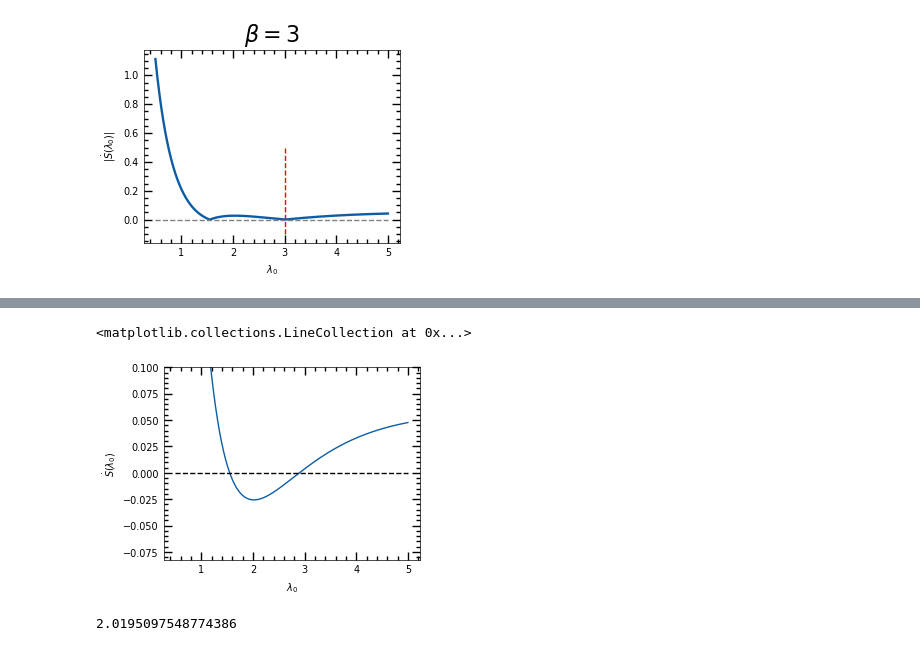
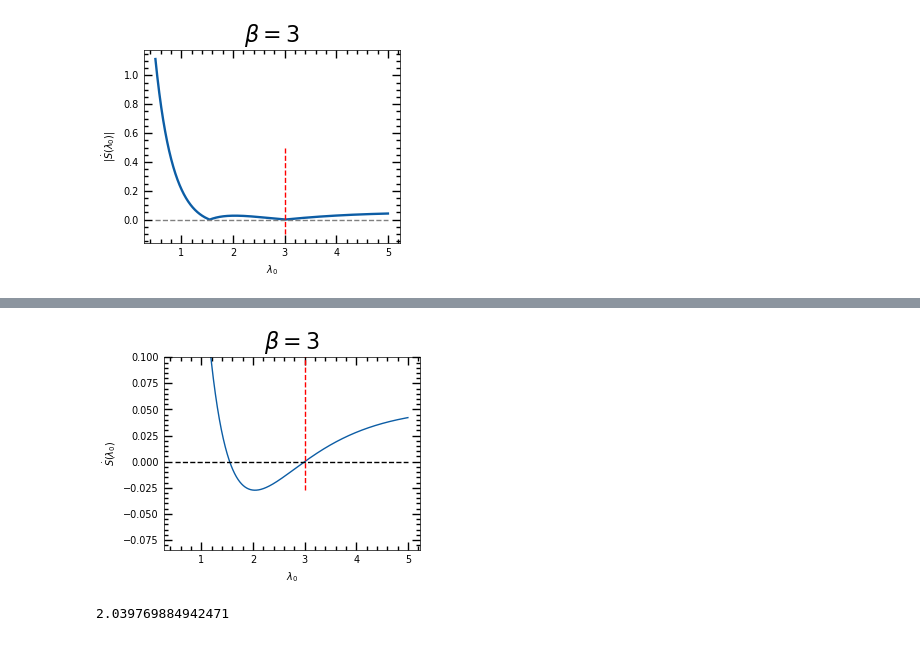
Before and after one commit to 1nthony/tp_4, a Jupyter notebook: symbolic_calculus/entropy_production_damped_HO.ipynb, the cells around one changed output, grey strips where cells are left out. Drawn from its saved outputs; the diff is of its cells as text; code cells hidden in the pictures.

Commit message:
clean figures associated to analytical work. And update the ipynb file accordingly

```diff
--- a/symbolic_calculus/entropy_production_damped_HO.ipynb
+++ b/symbolic_calculus/entropy_production_damped_HO.ipynb
@@ -334,21 +334,23 @@ X[np.argmin(Y[X>from_val]) + len(X[X<from_val])]
 # %%
-beta_true = 2.9
+beta_true = 3
 
 xmin = 0.5
 xmax = 5
 
 X = np.linspace(xmin, xmax, 2000)
 Y = Sdot_fun(X, beta_true)
 
 plt.plot(X, Y)
 plt.xlabel(r'$\lambda_0$')
 plt.ylabel(r'$\dot{S}(\lambda_0)$')
+plt.vlines(beta_true, min(Y), 0.5, colors='r', linestyles='dashed')
+plt.title(rf'$\beta = {beta_true}$')
 plt.ylim([None, 0.1])
 plt.hlines(0, xmin, xmax, linestyles='dashed', color='black')
+plt.savefig(f'../figs/th_Sdot_lambda0_beta_{beta_true}.pdf')
 # %% [output]
-<matplotlib.collections.LineCollection at 0x...>
-[figure, old version]
+[figure, new version]
 # %%
 X[np.argmin(Y)]
 # %% [output]
-2.0195097548774386
+2.039769884942471
```
Also changed, not shown: parts of 5 cells of this notebook, 2 other files.
